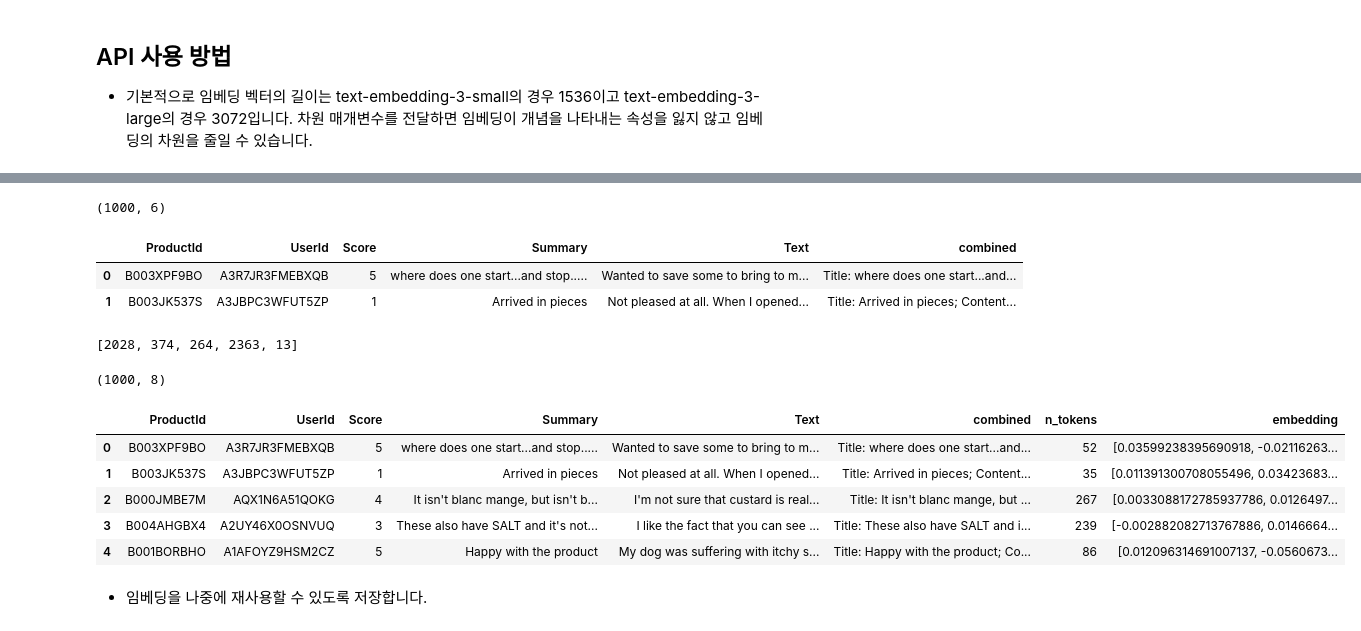
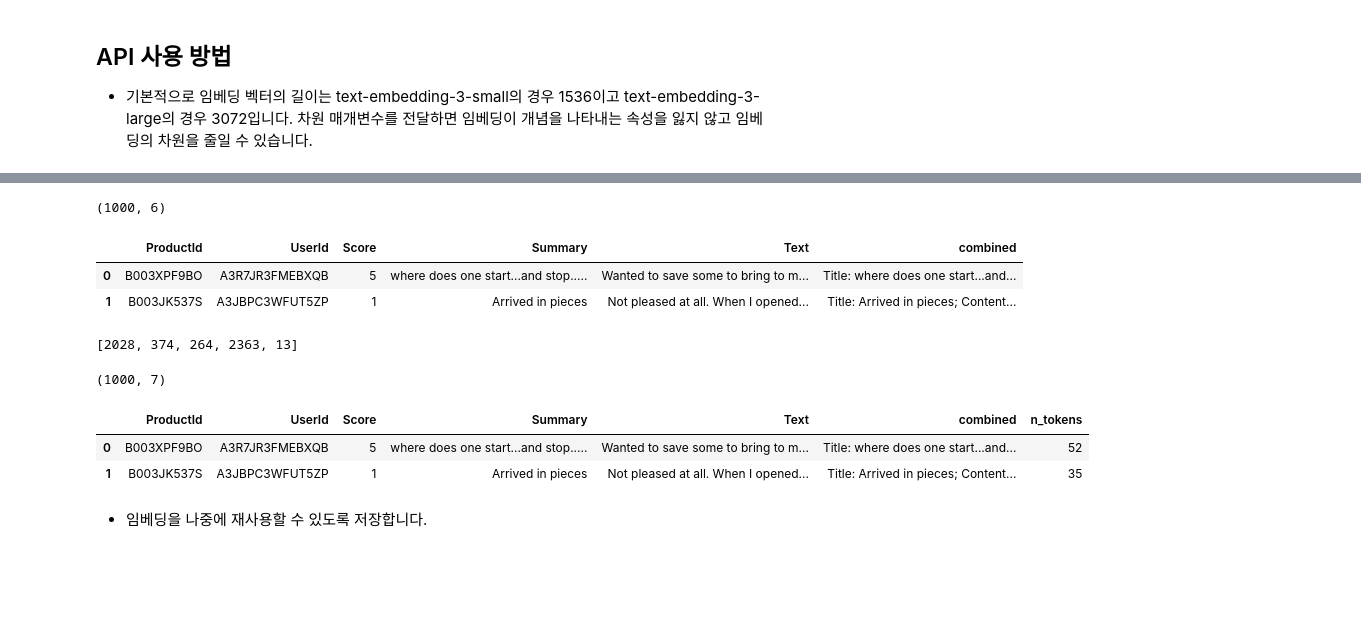
Before and after one commit to ironmanciti/Generative_AI_4Days, a Jupyter notebook: 340_Embeddings.ipynb, the cells around one changed output, grey strips where cells are left out. Cells and saved outputs as stored; diff of their text form; code cells hidden in the pictures; blank space fills up the shorter version.

```diff
--- a/340_Embeddings.ipynb
+++ b/340_Embeddings.ipynb
@@ -92,23 +75,23 @@ max_tokens = 8000  # text-embedding-3-small 모델의 최대 토큰 수는 8191
-# %%
-import pandas as pd
-
-#데이터세트 로드 및 검사
-input_datapath = "data/fine_food_reviews_1k.csv"  # 공간을 절약하기 위해 사전 필터링된 데이터세트를 제공합니다.
-df = pd.read_csv(input_datapath, index_col=0)
-df = df[["Time", "ProductId", "UserId", "Score", "Summary", "Text"]]
-df = df.dropna()
-df["combined"] = (
-    "Title: " + df.Summary.str.strip() + "; Content: " + df.Text.str.strip()
-)
-df.drop("Time", axis=1, inplace=True)
-
-print(df.shape)
-df.head(2)
-# %% [output]
-(1000, 6)
-|  | ProductId | UserId | Score | Summary | Text | combined |
-| 0 | B003XPF9BO | A3R7JR3FMEBXQB | 5 | where does one start...and stop..... | Wanted to save some to bring to m... | Title: where does one start...and... |
-| 1 | B003JK537S | A3JBPC3WFUT5ZP | 1 | Arrived in pieces | Not pleased at all. When I opened... | Title: Arrived in pieces; Content... |
+# %%
+import pandas as pd
+
+#데이터세트 로드 및 검사
+input_datapath = "data/fine_food_reviews_1k.csv"  # 공간을 절약하기 위해 사전 필터링된 데이터세트를 제공합니다.
+df = pd.read_csv(input_datapath, index_col=0)
+df = df[["Time", "ProductId", "UserId", "Score", "Summary", "Text"]]
+df = df.dropna()
+df["combined"] = (
+    "Title: " + df.Summary.str.strip() + "; Content: " + df.Text.str.strip()
+)
+df.drop("Time", axis=1, inplace=True)
+
+print(df.shape)
+df.head(2)
+# %% [output]
+(1000, 6)
+|  | ProductId | UserId | Score | Summary | Text | combined |
+| 0 | B003XPF9BO | A3R7JR3FMEBXQB | 5 | where does one start...and stop..... | Wanted to save some to bring to m... | Title: where does one start...and... |
+| 1 | B003JK537S | A3JBPC3WFUT5ZP | 1 | Arrived in pieces | Not pleased at all. When I opened... | Title: Arrived in pieces; Content... |
 # %%
 #!pip install tiktoken
 # %%
@@ -120,19 +105,18 @@ encoding.encode("This is a book.")
 # %% [output]
 [2028, 374, 264, 2363, 13]
 # %%
+max_tokens = 8000  # text-embedding-3-small 모델의 최대 토큰 수는 8191입니다.
+
 df["n_tokens"] = df.combined.apply(lambda x: len(encoding.encode(x)))
 
 # 너무 길어서 포함할 수 없는 리뷰는 생략합니다.
 df = df[df.n_tokens <= max_tokens]
 print(df.shape)
-df.head()
+df.head(2)
 # %% [output]
-(1000, 8)
+(1000, 7)
-|  | ProductId | UserId | Score | Summary | Text | combined | n_tokens | embedding |
-| 0 | B003XPF9BO | A3R7JR3FMEBXQB | 5 | where does one start...and stop..... | Wanted to save some to bring to m... | Title: where does one start...and... | 52 | [0.03599238395690918, -0.02116263... |
-| 1 | B003JK537S | A3JBPC3WFUT5ZP | 1 | Arrived in pieces | Not pleased at all. When I opened... | Title: Arrived in pieces; Content... | 35 | [0.011391300708055496, 0.03423683... |
-| 2 | B000JMBE7M | AQX1N6A51QOKG | 4 | It isn't blanc mange, but isn't b... | I'm not sure that custard is real... | Title: It isn't blanc mange, but ... | 267 | [0.0033088172785937786, 0.0126497... |
-| 3 | B004AHGBX4 | A2UY46X0OSNVUQ | 3 | These also have SALT and it's not... | I like the fact that you can see ... | Title: These also have SALT and i... | 239 | [-0.002882082713767886, 0.0146664... |
-| 4 | B001BORBHO | A1AFOYZ9HSM2CZ | 5 | Happy with the product | My dog was suffering with itchy s... | Title: Happy with the product; Co... | 86 | [0.012096314691007137, -0.0560673... |
+|  | ProductId | UserId | Score | Summary | Text | combined | n_tokens |
+| 0 | B003XPF9BO | A3R7JR3FMEBXQB | 5 | where does one start...and stop..... | Wanted to save some to bring to m... | Title: where does one start...and... | 52 |
+| 1 | B003JK537S | A3JBPC3WFUT5ZP | 1 | Arrived in pieces | Not pleased at all. When I opened... | Title: Arrived in pieces; Content... | 35 |
 # %% [markdown]
 -  임베딩을 나중에 재사용할 수 있도록 저장합니다.
```
Also changed, not shown: parts of 8 cells of this notebook, 26 other files.
